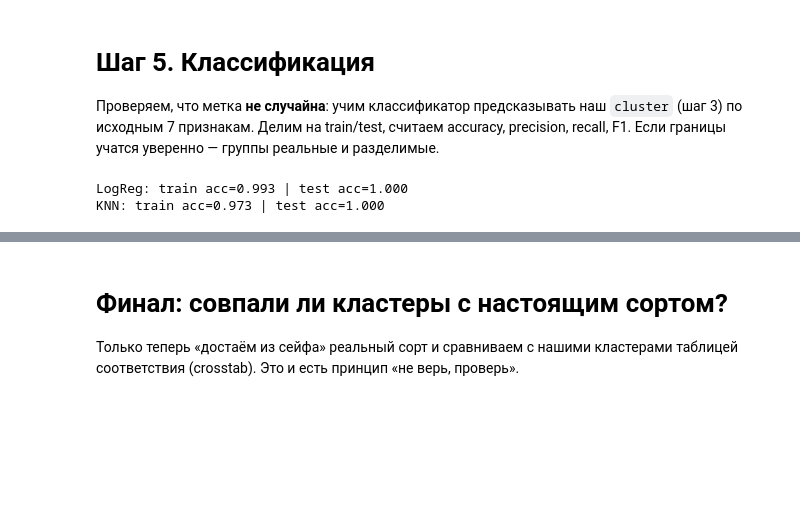
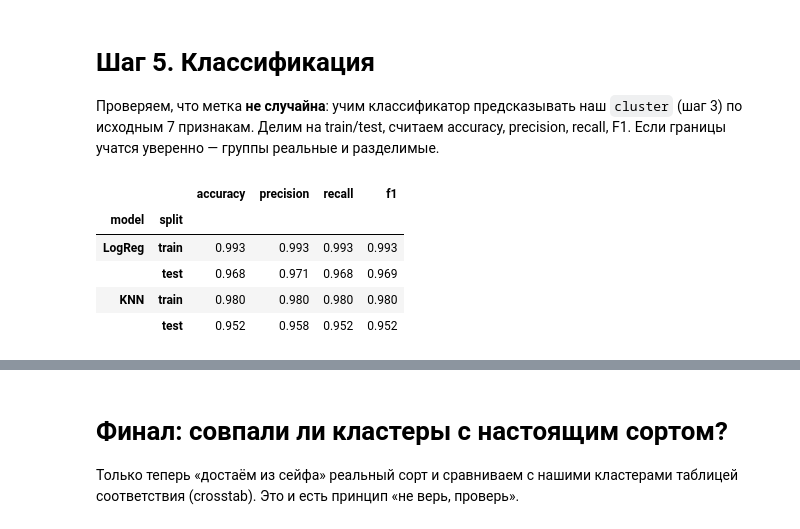
Before and after one commit to ynsvrs/seeds, a Jupyter notebook: Day 8.ipynb, the cells around one changed output, grey strips where cells are left out. Drawn from its saved outputs; the diff is of its cells as text; code cells hidden in the pictures; blank space fills up the shorter version.

```diff
--- a/Day 8.ipynb
+++ b/Day 8.ipynb
@@ -395,25 +402,43 @@ plt.tight_layout(); plt.show()
 # %%
 from sklearn.model_selection import train_test_split
 from sklearn.pipeline import make_pipeline
 from sklearn.linear_model import LogisticRegression
 from sklearn.neighbors import KNeighborsClassifier
-from sklearn.metrics import classification_report, accuracy_score, confusion_matrix
+from sklearn.metrics import (classification_report, accuracy_score,
+                             precision_score, recall_score, f1_score,
+                             confusion_matrix, ConfusionMatrixDisplay)
 
 X_raw = df[features]
 y = df["cluster"]
 X_tr, X_te, y_tr, y_te = train_test_split(
     X_raw, y, test_size=0.3, random_state=42, stratify=y)
 
 models = {
     "LogReg": make_pipeline(StandardScaler(), LogisticRegression(max_iter=1000)),
     "KNN":    make_pipeline(StandardScaler(), KNeighborsClassifier(n_neighbors=5)),
 }
+
+# Полный набор метрик (accuracy, precision, recall, F1, macro) на train И test
+def scores(model, Xa, ya):
+    p = model.predict(Xa)
+    return {"accuracy":  accuracy_score(ya, p),
+            "precision": precision_score(ya, p, average="macro"),
+            "recall":    recall_score(ya, p, average="macro"),
+            "f1":        f1_score(ya, p, average="macro")}
+
+rows = []
 for name, m in models.items():
     m.fit(X_tr, y_tr)
-    acc_tr = accuracy_score(y_tr, m.predict(X_tr))
-    acc_te = accuracy_score(y_te, m.predict(X_te))
-    print(f"{name}: train acc={acc_tr:.3f} | test acc={acc_te:.3f}")
+    rows.append({"model": name, "split": "train", **scores(m, X_tr, y_tr)})
+    rows.append({"model": name, "split": "test",  **scores(m, X_te, y_te)})
+
+metrics_table = pd.DataFrame(rows).set_index(["model", "split"])
+metrics_table.round(3)
 # %% [output]
-LogReg: train acc=0.993 | test acc=1.000
-KNN: train acc=0.973 | test acc=1.000
+|  |  | accuracy | precision | recall | f1 |
+| model | split |  |  |  |  |
+| LogReg | train | 0.993 | 0.993 | 0.993 | 0.993 |
+|  | test | 0.968 | 0.971 | 0.968 | 0.969 |
+| KNN | train | 0.980 | 0.980 | 0.980 | 0.980 |
+|  | test | 0.952 | 0.958 | 0.952 | 0.952 |
 # %%
```
Also changed, not shown: parts of 11 cells of this notebook.
